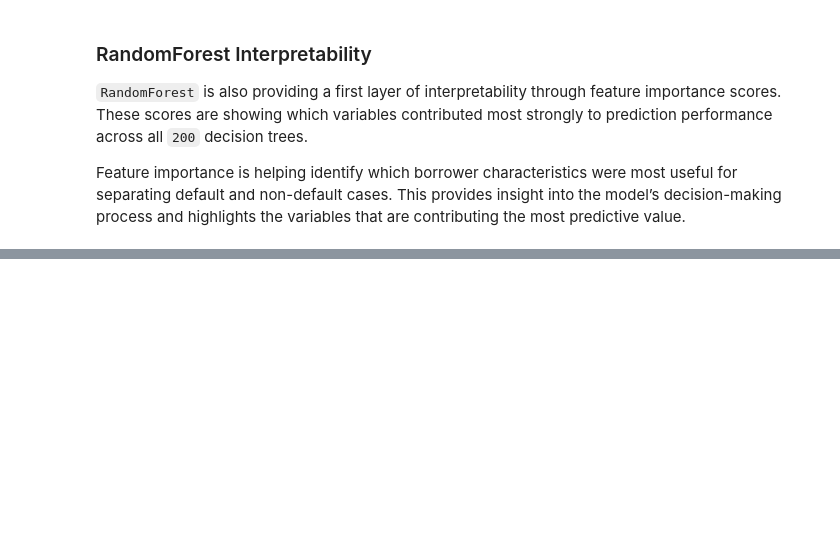
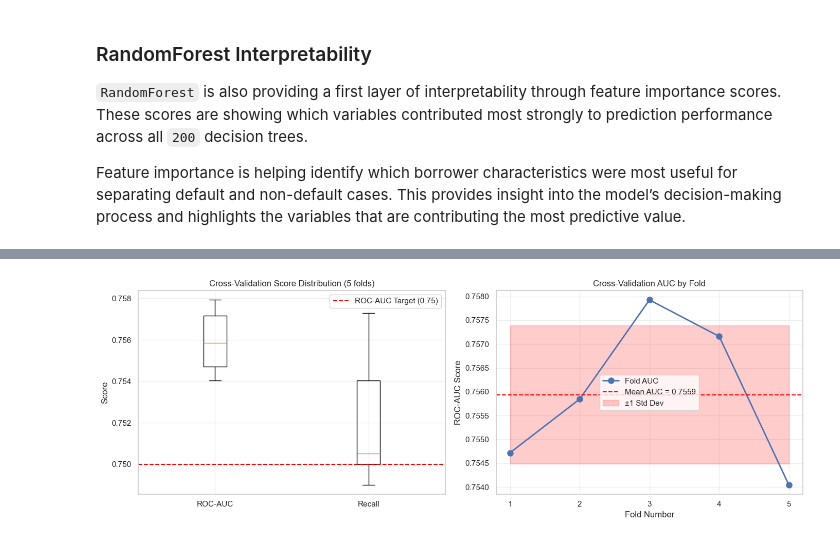
Before and after one commit to KimutaiHub/Loan-Default-Risk-Predictions, a Jupyter notebook: loan_default_risk_prediction.ipynb, the cells around one changed output, grey strips where cells are left out. Cells and saved outputs as stored; diff of their text form; code cells hidden in the pictures; blank space fills up the shorter version.

```diff
--- a/loan_default_risk_prediction.ipynb
+++ b/loan_default_risk_prediction.ipynb
@@ -1727,0 +2459,31 @@ Feature importance is helping identify which borrower characteristics were most
+# %%
+# Cross-validation score distribution visualization
+ig, axes = plt.subplots(1, 2, figsize=(14, 5))
+
+# Box plot of CV scores
+axes[0].boxplot([cv_scores_auc, cv_scores_recall], labels=['ROC-AUC', 'Recall'])
+axes[0].set_title('Cross-Validation Score Distribution (5 folds)', fontsize=12)
+axes[0].set_ylabel('Score')
+axes[0].grid(alpha=0.3)
+axes[0].axhline(y=0.75, color='red', linestyle='--', label='ROC-AUC Target (0.75)')
+axes[0].legend()
+
+# Line chart of fold-by-fold AUC
+fold_numbers = range(1, 6)
+axes[1].plot(fold_numbers, cv_scores_auc, 'bo-', linewidth=2, markersize=8, label='Fold AUC')
+axes[1].axhline(y=cv_scores_auc.mean(), color='red', linestyle='--', label=f'Mean AUC = {cv_scores_auc.mean():.4f}')
+axes[1].fill_between(fold_numbers,
+                     cv_scores_auc.mean() - cv_scores_auc.std(),
+                     cv_scores_auc.mean() + cv_scores_auc.std(),
+                     alpha=0.2, color='red', label='±1 Std Dev')
+axes[1].set_xlabel('Fold Number')
+axes[1].set_ylabel('ROC-AUC Score')
+axes[1].set_title('Cross-Validation AUC by Fold', fontsize=12)
+axes[1].set_xticks(fold_numbers)
+axes[1].legend()
+axes[1].grid(alpha=0.3)
+
+plt.tight_layout()
+plt.show()
+# %% [output]
+[figure, added]
```
Also changed, not shown: parts of 48 cells of this notebook.
